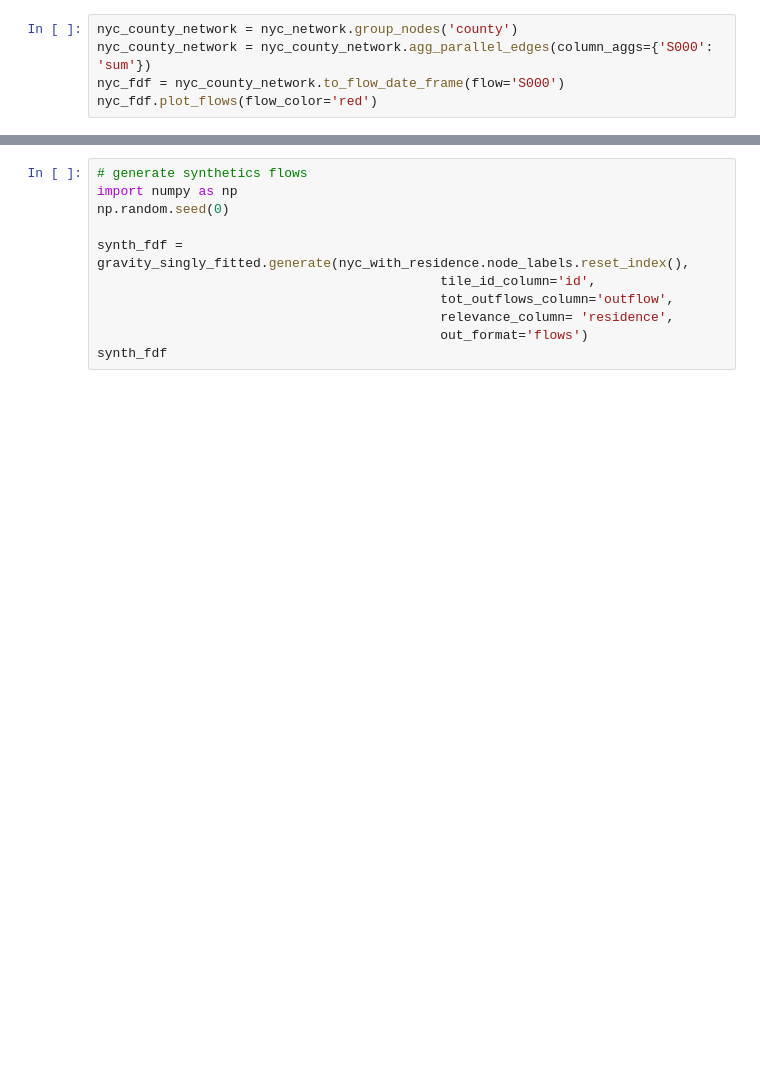
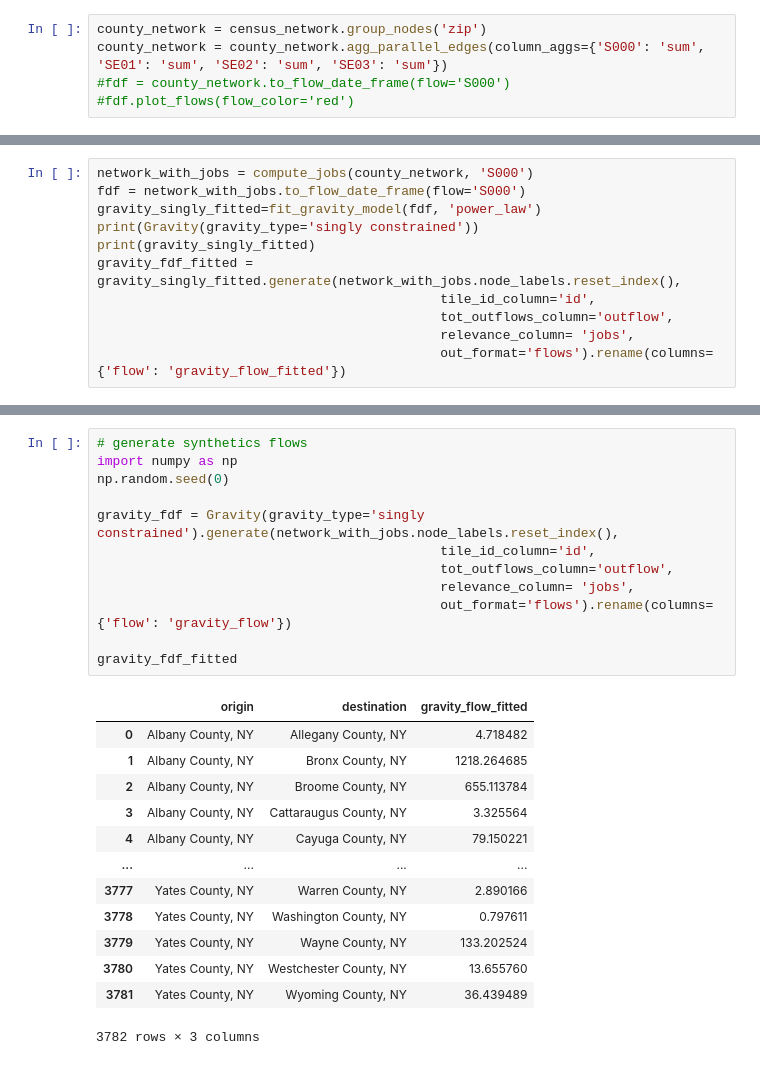
Before and after one commit to yuribogomolov/sttn, a Jupyter notebook: notebooks/LEHD Origin-Destination employment data.ipynb, the cells around one changed output, grey strips where cells are left out. Saved outputs shown, nothing was run; the diff lists cells and outputs as text; blank space fills up the shorter version.

```diff
--- a/notebooks/LEHD Origin-Destination employment data.ipynb
+++ b/notebooks/LEHD Origin-Destination employment data.ipynb
@@ -17,5 +41,5 @@ nyc_with_residence.plot(figsize=(15,15), column='total_jobs', cmap="Reds", schem
 # %%
-nyc_county_network = nyc_network.group_nodes('county')
-nyc_county_network = nyc_county_network.agg_parallel_edges(column_aggs={'S000': 'sum'})
-nyc_fdf = nyc_county_network.to_flow_date_frame(flow='S000')
-nyc_fdf.plot_flows(flow_color='red')
+county_network = census_network.group_nodes('zip')
+county_network = county_network.agg_parallel_edges(column_aggs={'S000': 'sum', 'SE01': 'sum', 'SE02': 'sum', 'SE03': 'sum'})
+#fdf = county_network.to_flow_date_frame(flow='S000')
+#fdf.plot_flows(flow_color='red')
@@ -33,0 +46,11 @@ print(gravity_singly_fitted)
+# %%
+network_with_jobs = compute_jobs(county_network, 'S000')
+fdf = network_with_jobs.to_flow_date_frame(flow='S000')
+gravity_singly_fitted=fit_gravity_model(fdf, 'power_law')
+print(Gravity(gravity_type='singly constrained'))
+print(gravity_singly_fitted)
+gravity_fdf_fitted = gravity_singly_fitted.generate(network_with_jobs.node_labels.reset_index(),
+                                            tile_id_column='id',
+                                            tot_outflows_column='outflow',
+                                            relevance_column= 'jobs',
+                                            out_format='flows').rename(columns={'flow': 'gravity_flow_fitted'})
@@ -34,11 +123,26 @@ print(gravity_singly_fitted)
 # %%
 # generate synthetics flows
 import numpy as np
 np.random.seed(0)
 
-synth_fdf = gravity_singly_fitted.generate(nyc_with_residence.node_labels.reset_index(),
+gravity_fdf = Gravity(gravity_type='singly constrained').generate(network_with_jobs.node_labels.reset_index(),
                                             tile_id_column='id',
                                             tot_outflows_column='outflow',
-                                            relevance_column= 'residence',
-                                            out_format='flows')
-synth_fdf
+                                            relevance_column= 'jobs',
+                                            out_format='flows').rename(columns={'flow': 'gravity_flow'})
+
+gravity_fdf_fitted
+# %% [output]
+|  | origin | destination | gravity_flow_fitted |
+| 0 | Albany County, NY | Allegany County, NY | 4.718482 |
+| 1 | Albany County, NY | Bronx County, NY | 1218.264685 |
+| 2 | Albany County, NY | Broome County, NY | 655.113784 |
+| 3 | Albany County, NY | Cattaraugus County, NY | 3.325564 |
+| 4 | Albany County, NY | Cayuga County, NY | 79.150221 |
+| ... | ... | ... | ... |
+| 3777 | Yates County, NY | Warren County, NY | 2.890166 |
+| 3778 | Yates County, NY | Washington County, NY | 0.797611 |
+| 3779 | Yates County, NY | Wayne County, NY | 133.202524 |
+| 3780 | Yates County, NY | Westchester County, NY | 13.655760 |
+| 3781 | Yates County, NY | Wyoming County, NY | 36.439489 |
+3782 rows × 3 columns
```
Also changed, not shown: parts of 16 cells of this notebook, 2 other files.
